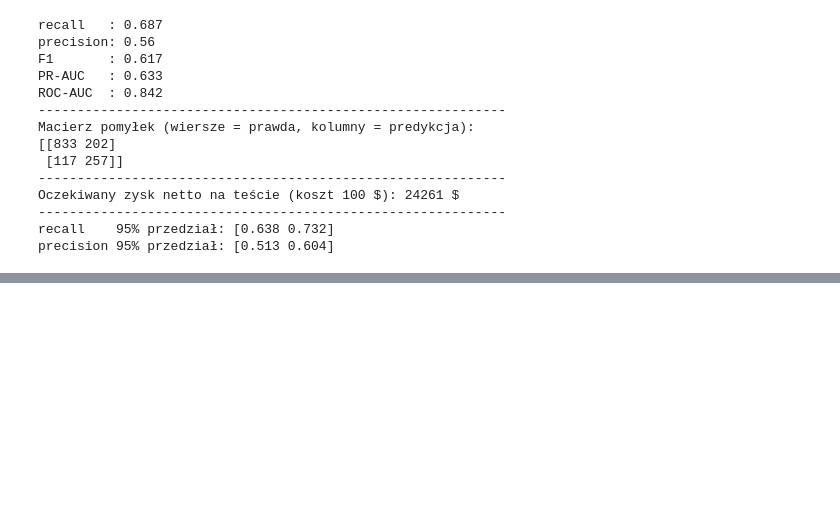
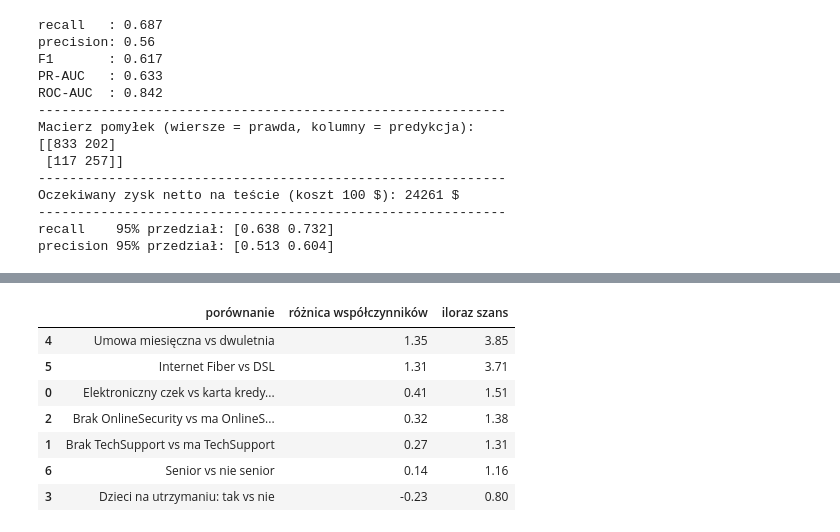
Before and after one commit to sylwiamarlenga-netizen/project-telco-churn, a Jupyter notebook: notebooks/02_modeling.ipynb, the cells around one changed output, grey strips where cells are left out. Drawn from its saved outputs; the diff is of its cells as text; code cells hidden in the pictures; blank space fills up the shorter version.

```diff
--- a/notebooks/02_modeling.ipynb
+++ b/notebooks/02_modeling.ipynb
@@ -577,0 +652,30 @@ precision 95% przedział: [0.513 0.604]
+# %%
+comparisons = {
+    "Elektroniczny czek vs karta kredytowa": ("PaymentMethod_Electronic check", "PaymentMethod_Credit card (automatic)"),
+    "Brak TechSupport vs ma TechSupport": ("TechSupport_No", "TechSupport_Yes"),
+    "Brak OnlineSecurity vs ma OnlineSecurity": ("OnlineSecurity_No", "OnlineSecurity_Yes"),
+    "Dzieci na utrzymaniu: tak vs nie": ("Dependents_Yes", "Dependents_No"),
+    "Umowa miesięczna vs dwuletnia": ("Contract_Month-to-month", "Contract_Two year"),
+    "Internet Fiber vs DSL": ("InternetService_Fiber optic", "InternetService_DSL"),
+}
+
+rows = []
+for label, (a, b) in comparisons.items():
+    diff = coefs[a] - coefs[b]
+    rows.append({"porównanie": label, "różnica współczynników": diff, "iloraz szans": np.exp(diff)})
+
+# Senior to flaga 0/1, więc jej współczynnik jest już różnicą
+rows.append({"porównanie": "Senior vs nie senior", "różnica współczynników": coefs["SeniorCitizen"],
+             "iloraz szans": np.exp(coefs["SeniorCitizen"])})
+
+odds_table = pd.DataFrame(rows).sort_values("iloraz szans", ascending=False).round(2)
+odds_table
+# %% [output]
+|  | porównanie | różnica współczynników | iloraz szans |
+| 4 | Umowa miesięczna vs dwuletnia | 1.35 | 3.85 |
+| 5 | Internet Fiber vs DSL | 1.31 | 3.71 |
+| 0 | Elektroniczny czek vs karta kredy... | 0.41 | 1.51 |
+| 2 | Brak OnlineSecurity vs ma OnlineS... | 0.32 | 1.38 |
+| 1 | Brak TechSupport vs ma TechSupport | 0.27 | 1.31 |
+| 6 | Senior vs nie senior | 0.14 | 1.16 |
+| 3 | Dzieci na utrzymaniu: tak vs nie | -0.23 | 0.80 |
```
Also changed, not shown: parts of 2 cells of this notebook, 2 other files.
